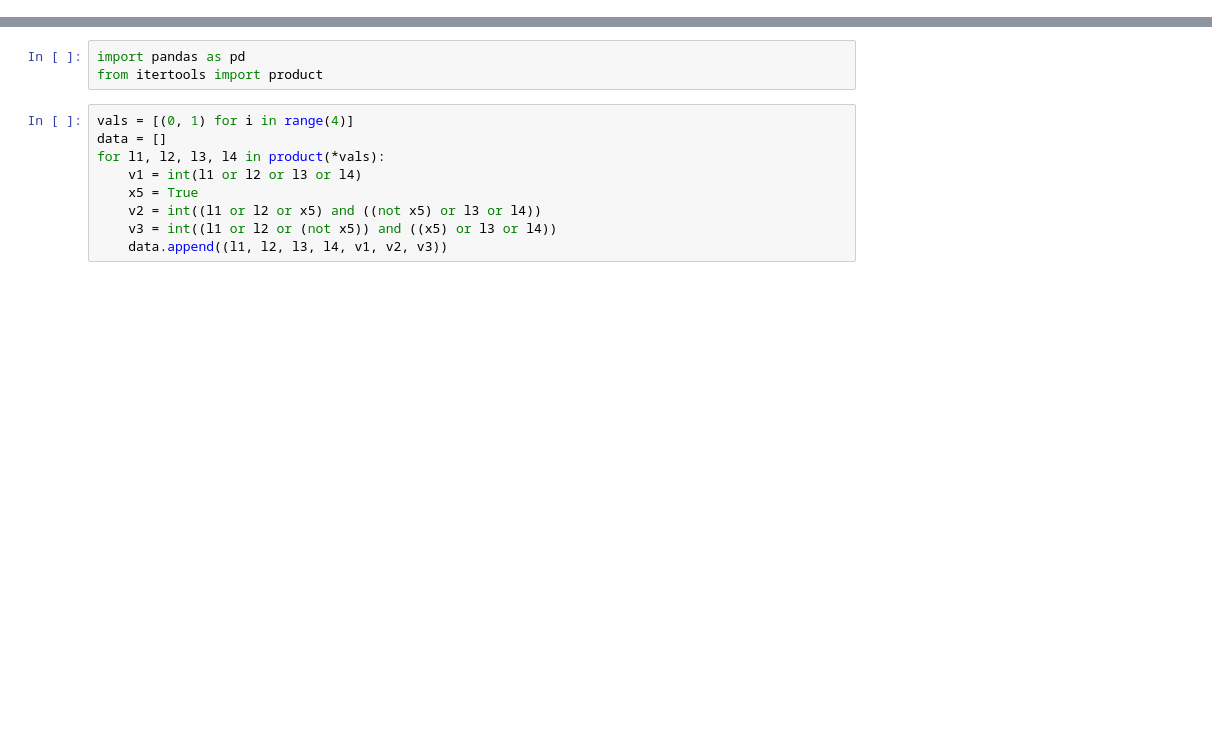
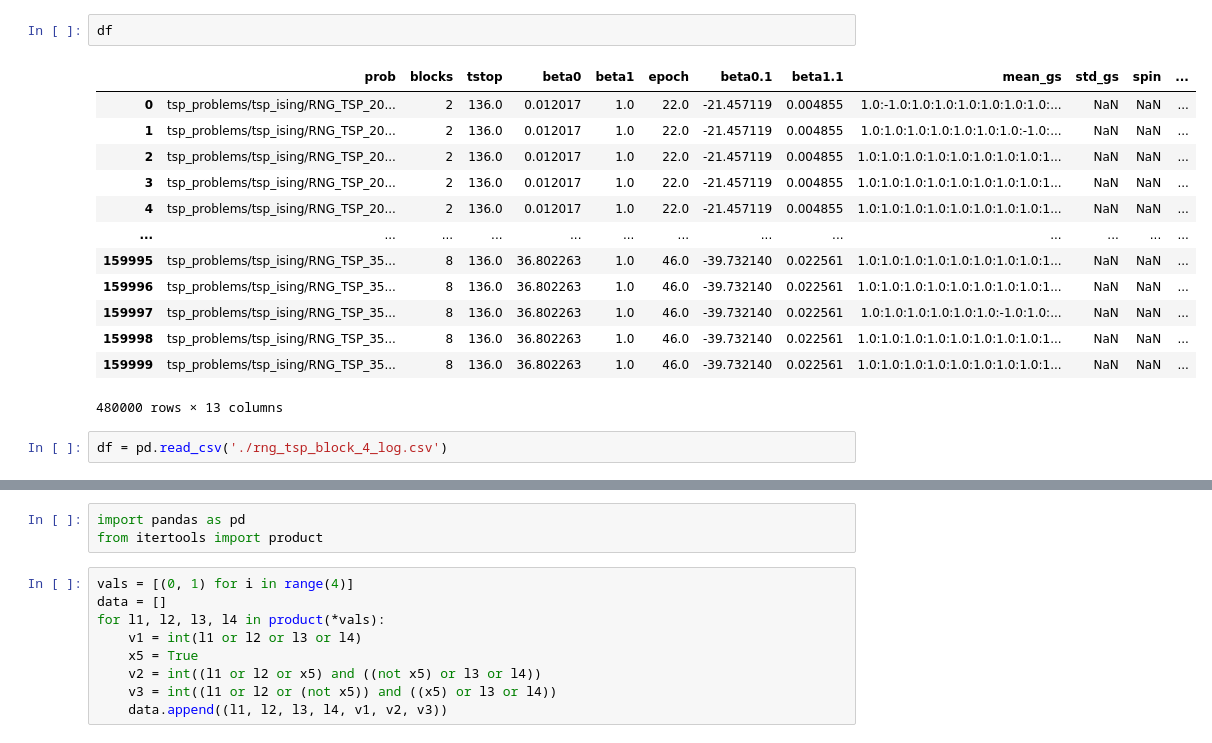
Before and after one commit to mxburns2022/Parallel-Ising-Analysis, a Jupyter notebook: truth_table.ipynb, the cells around one changed output, grey strips where cells are left out. Saved outputs shown, nothing was run; the diff lists cells and outputs as text; blank space fills up the shorter version.

```diff
--- a/truth_table.ipynb
+++ b/truth_table.ipynb
@@ -89,0 +231,18 @@ array([[7.93021412e-04, 1.21332276e-01, 4.04440920e-01, 5.59873117e-01,
+# %%
+df
+# %% [output]
+|  | prob | blocks | tstop | beta0 | beta1 | epoch | beta0.1 | beta1.1 | mean_gs | std_gs | spin | ... |
+| 0 | tsp_problems/tsp_ising/RNG_TSP_20... | 2 | 136.0 | 0.012017 | 1.0 | 22.0 | -21.457119 | 0.004855 | 1.0:-1.0:1.0:1.0:1.0:1.0:1.0:1.0:... | NaN | NaN | ... |
+| 1 | tsp_problems/tsp_ising/RNG_TSP_20... | 2 | 136.0 | 0.012017 | 1.0 | 22.0 | -21.457119 | 0.004855 | 1.0:1.0:1.0:1.0:1.0:1.0:1.0:-1.0:... | NaN | NaN | ... |
+| 2 | tsp_problems/tsp_ising/RNG_TSP_20... | 2 | 136.0 | 0.012017 | 1.0 | 22.0 | -21.457119 | 0.004855 | 1.0:1.0:1.0:1.0:1.0:1.0:1.0:1.0:1... | NaN | NaN | ... |
+| 3 | tsp_problems/tsp_ising/RNG_TSP_20... | 2 | 136.0 | 0.012017 | 1.0 | 22.0 | -21.457119 | 0.004855 | 1.0:1.0:1.0:1.0:1.0:1.0:1.0:1.0:1... | NaN | NaN | ... |
+| 4 | tsp_problems/tsp_ising/RNG_TSP_20... | 2 | 136.0 | 0.012017 | 1.0 | 22.0 | -21.457119 | 0.004855 | 1.0:1.0:1.0:1.0:1.0:1.0:1.0:1.0:1... | NaN | NaN | ... |
+| ... | ... | ... | ... | ... | ... | ... | ... | ... | ... | ... | ... | ... |
+| 159995 | tsp_problems/tsp_ising/RNG_TSP_35... | 8 | 136.0 | 36.802263 | 1.0 | 46.0 | -39.732140 | 0.022561 | 1.0:1.0:1.0:1.0:1.0:1.0:1.0:1.0:1... | NaN | NaN | ... |
+| 159996 | tsp_problems/tsp_ising/RNG_TSP_35... | 8 | 136.0 | 36.802263 | 1.0 | 46.0 | -39.732140 | 0.022561 | 1.0:1.0:1.0:1.0:1.0:1.0:1.0:1.0:1... | NaN | NaN | ... |
+| 159997 | tsp_problems/tsp_ising/RNG_TSP_35... | 8 | 136.0 | 36.802263 | 1.0 | 46.0 | -39.732140 | 0.022561 | 1.0:1.0:1.0:1.0:1.0:1.0:-1.0:1.0:... | NaN | NaN | ... |
+| 159998 | tsp_problems/tsp_ising/RNG_TSP_35... | 8 | 136.0 | 36.802263 | 1.0 | 46.0 | -39.732140 | 0.022561 | 1.0:1.0:1.0:1.0:1.0:1.0:1.0:1.0:1... | NaN | NaN | ... |
+| 159999 | tsp_problems/tsp_ising/RNG_TSP_35... | 8 | 136.0 | 36.802263 | 1.0 | 46.0 | -39.732140 | 0.022561 | 1.0:1.0:1.0:1.0:1.0:1.0:1.0:1.0:1... | NaN | NaN | ... |
+480000 rows × 13 columns
+# %%
+df = pd.read_csv('./rng_tsp_block_4_log.csv')
```
Also changed, not shown: parts of 34 cells of this notebook, 13 other files.
